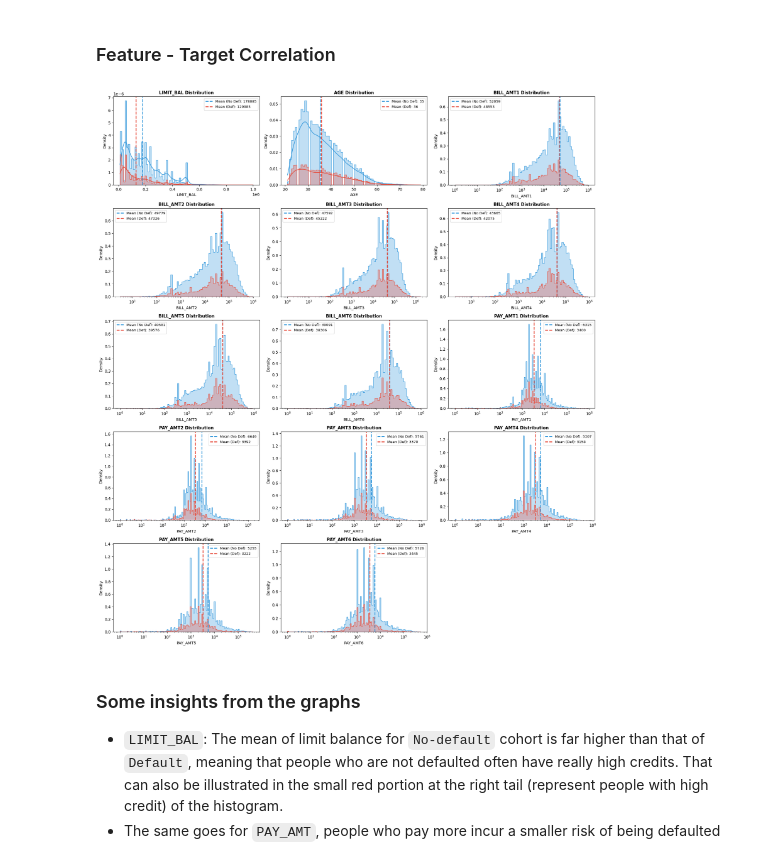
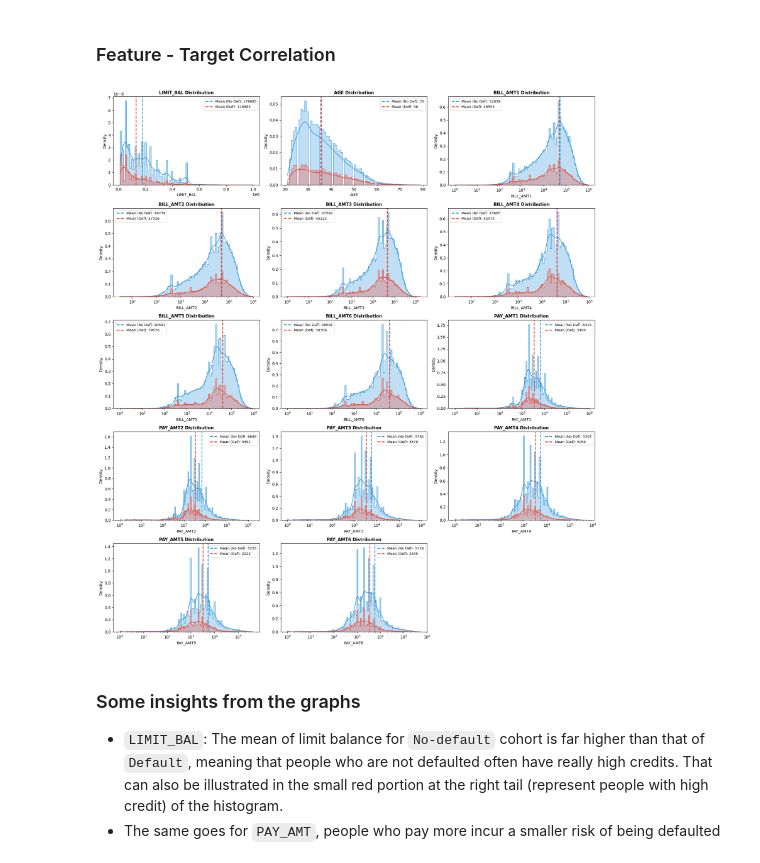
Before and after one commit to dakboiszzz/credit-default-insights, a Jupyter notebook: notebooks/data_exploration.ipynb, the cells around one changed output. Cells and saved outputs as stored; diff of their text form; code cells hidden in the pictures.

```diff
--- a/notebooks/data_exploration.ipynb
+++ b/notebooks/data_exploration.ipynb
@@ -450,35 +470,39 @@ if n_rows > 1: axes = axes.flatten()
 for i, col in enumerate(numerical_features):
     ax = axes[i]
 
     # Calculate means for the vertical lines
     mean_0 = df[df[target] == 0][col].mean()
     mean_1 = df[df[target] == 1][col].mean()
 
     # PLOT: Histogram
     # We use log_scale=True for Bill/Pay Amounts because financial data is often heavily skewed
     # (Lots of people with $0 bills, few with $1M bills)
     use_log = 'AMT' in col
 
-    sns.histplot(data=df, x=col, hue=target, hue_order=[1, 0],
+    if use_log:
+        plot_data = df[df[col] > 0] # Filter for strictly positive values
+    else:
+        plot_data = df # Use full data
+    sns.histplot(data=plot_data, x=col, hue=target, hue_order=[1, 0],
                  kde=True, element='step', stat='density', # Density helps compare groups of different sizes
                  ax=ax, palette=colors, alpha=0.3, log_scale=use_log)
 
     # Add Vertical Mean Lines
     ax.axvline(mean_0, color=colors[0], linestyle='--', linewidth=2, label=f'Mean (No Def): {mean_0:.0f}')
     ax.axvline(mean_1, color=colors[1], linestyle='--', linewidth=2, label=f'Mean (Def): {mean_1:.0f}')
 
     # Formatting
     ax.set_title(f'{col} Distribution', fontsize=11, fontweight='bold')
     ax.legend(fontsize=9)
 
 # Hide extra subplots
 for j in range(i + 1, len(axes)):
     axes[j].axis('off')
 
 plt.tight_layout()
 plt.show()
 # %% [output]
-[figure, old version]
+[figure, new version]
 # %% [markdown]
 ### Some insights from the graphs
 - `LIMIT_BAL`: The mean of limit balance for `No-default` cohort is far higher than that of `Default`, meaning that people who are not defaulted often have really high credits. That can also be illustrated in the small red portion at the right tail (represent people with high credit) of the histogram.
```
Also changed, not shown: parts of 14 cells of this notebook.
